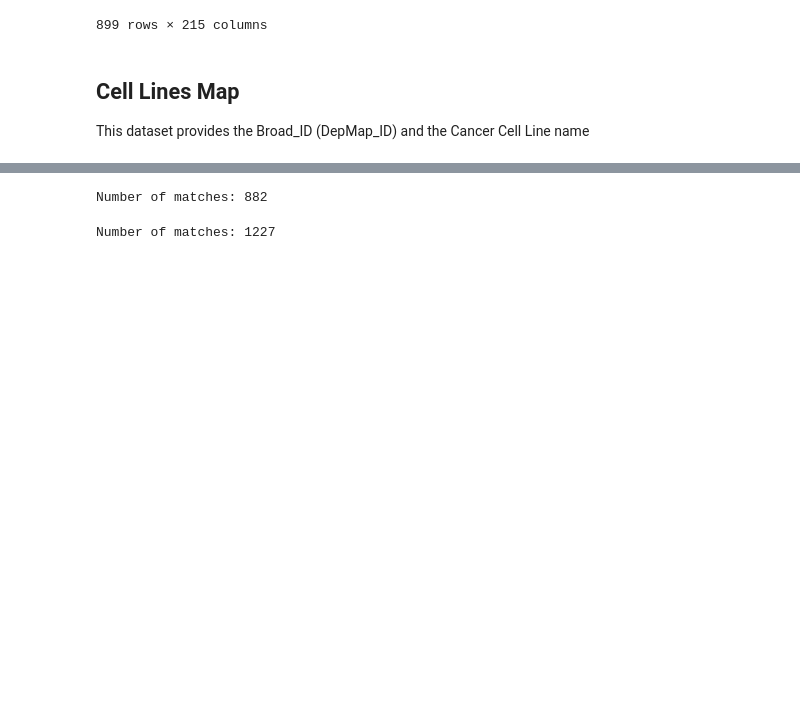
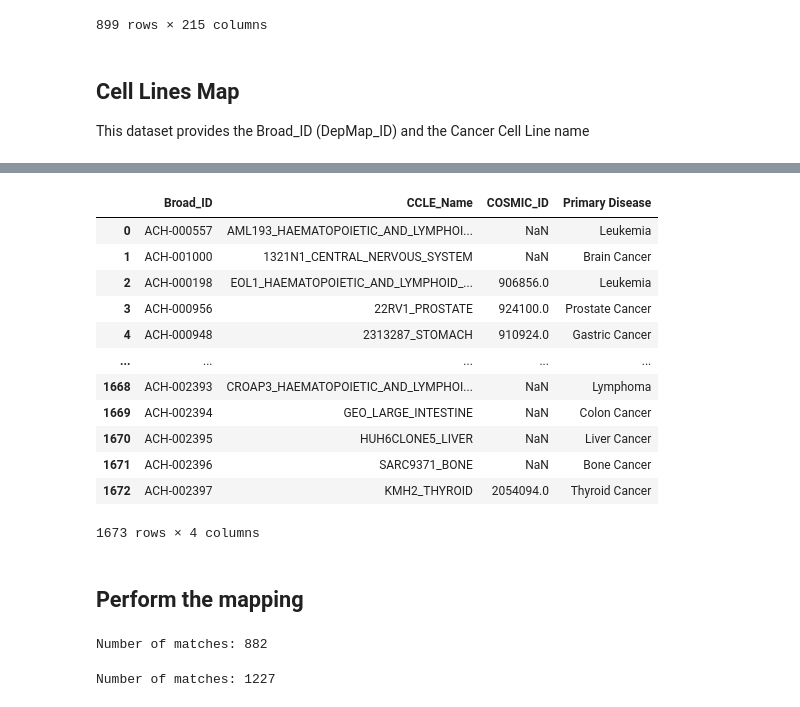
Before and after one commit to mdan0015/FIT3164, a Jupyter notebook: Baseline model/Data processing.ipynb, the cells around one changed output, grey strips where cells are left out. Saved outputs shown, nothing was run; the diff lists cells and outputs as text; code cells hidden in the pictures; blank space fills up the shorter version.

```diff
--- a/Baseline model/Data processing.ipynb
+++ b/Baseline model/Data processing.ipynb
@@ -87 +80,25 @@ mapping.head()
+# %%
+ccle_info = pd.read_csv("../Dataset/DepMap-2018q3-celllines.csv")
+
+# delete unneeded columns
+ccle_info = ccle_info.drop(columns=['Aliases', 'Sanger ID', 'Subtype Disease', 'Gender', 'Source'])
+
+ccle_info
+# 1673 rows × 4 columns
+# %% [output]
+|  | Broad_ID | CCLE_Name | COSMIC_ID | Primary Disease |
+| 0 | ACH-000557 | AML193_HAEMATOPOIETIC_AND_LYMPHOI... | NaN | Leukemia |
+| 1 | ACH-001000 | 1321N1_CENTRAL_NERVOUS_SYSTEM | NaN | Brain Cancer |
+| 2 | ACH-000198 | EOL1_HAEMATOPOIETIC_AND_LYMPHOID_... | 906856.0 | Leukemia |
+| 3 | ACH-000956 | 22RV1_PROSTATE | 924100.0 | Prostate Cancer |
+| 4 | ACH-000948 | 2313287_STOMACH | 910924.0 | Gastric Cancer |
+| ... | ... | ... | ... | ... |
+| 1668 | ACH-002393 | CROAP3_HAEMATOPOIETIC_AND_LYMPHOI... | NaN | Lymphoma |
+| 1669 | ACH-002394 | GEO_LARGE_INTESTINE | NaN | Colon Cancer |
+| 1670 | ACH-002395 | HUH6CLONE5_LIVER | NaN | Liver Cancer |
+| 1671 | ACH-002396 | SARC9371_BONE | NaN | Bone Cancer |
+| 1672 | ACH-002397 | KMH2_THYROID | 2054094.0 | Thyroid Cancer |
+1673 rows × 4 columns
+# %% [markdown]
+## Perform the mapping
 # %%
```
Also changed, not shown: parts of 15 cells of this notebook, 1 other file.
